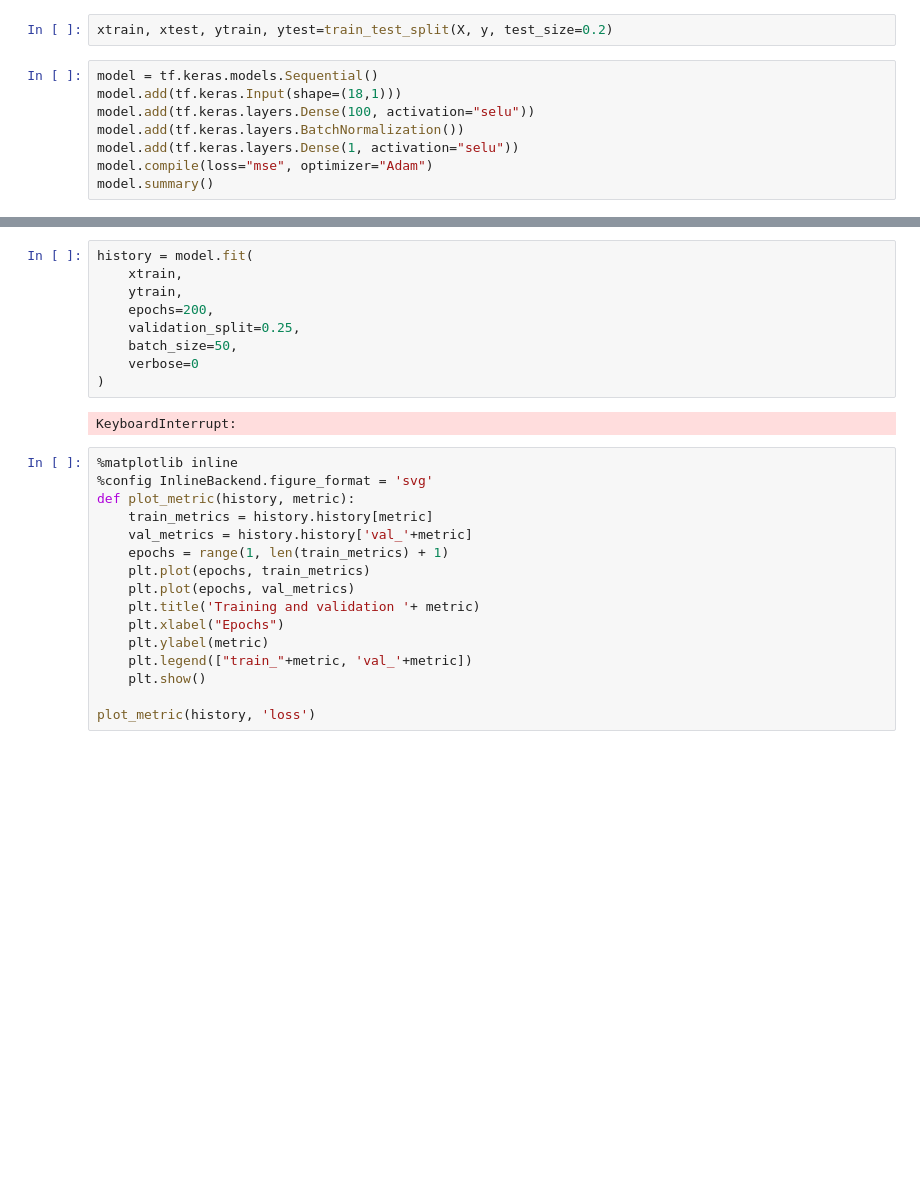
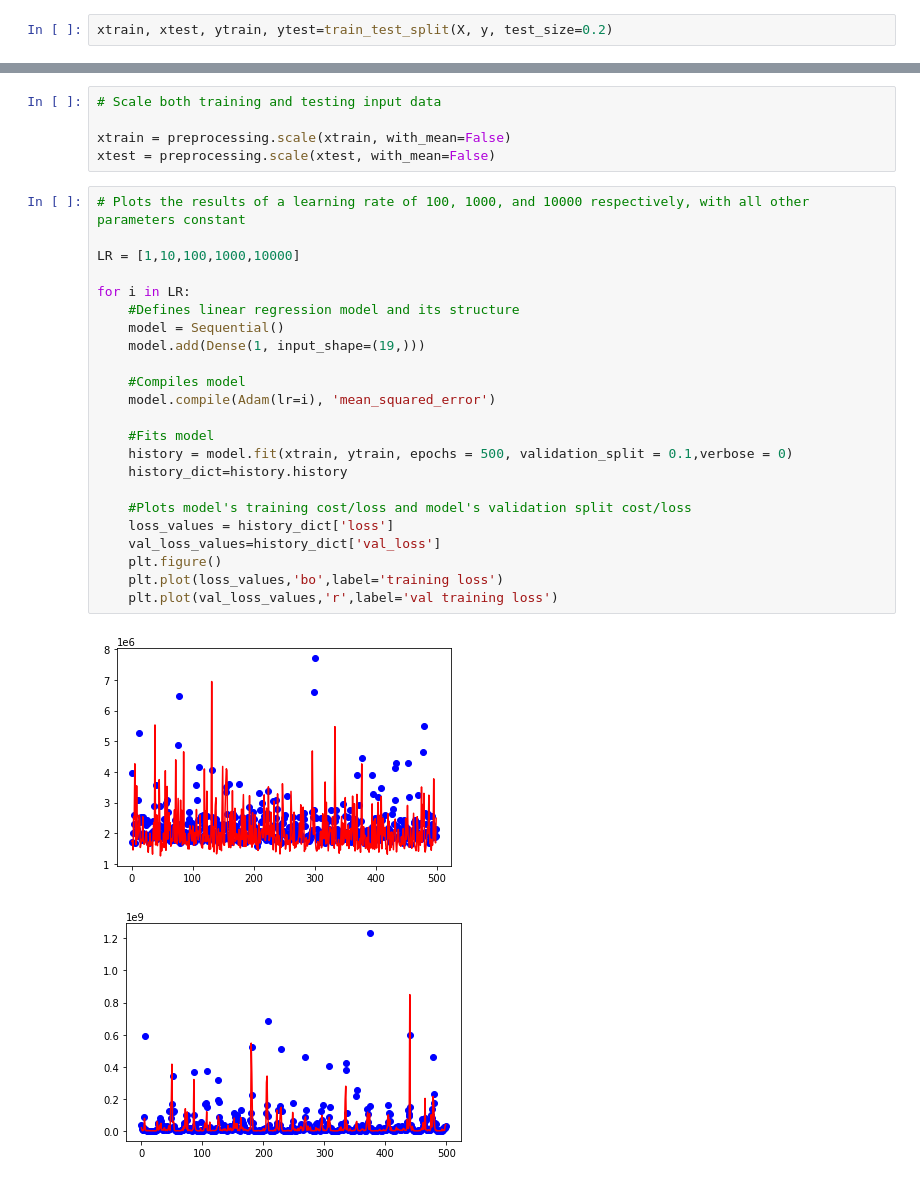
Before and after one commit to CS254-ML-FinalProject/Final-Project, a Jupyter notebook: CNN.ipynb, the cells around one changed output, grey strips where cells are left out. Drawn from its saved outputs; the diff is of its cells as text; blank space fills up the shorter version.

```diff
--- a/CNN.ipynb
+++ b/CNN.ipynb
@@ -85,10 +113,2 @@ print(X.shape)
 # %%
 xtrain, xtest, ytrain, ytest=train_test_split(X, y, test_size=0.2)
-# %%
-model = tf.keras.models.Sequential()
-model.add(tf.keras.Input(shape=(18,1)))
-model.add(tf.keras.layers.Dense(100, activation="selu"))
-model.add(tf.keras.layers.BatchNormalization())
-model.add(tf.keras.layers.Dense(1, activation="selu"))
-model.compile(loss="mse", optimizer="Adam")
-model.summary()
@@ -116,27 +115,31 @@ model.evaluate(xtest, ytest, verbose=2)
-# %%
-history = model.fit(
-    xtrain,
-    ytrain,
-    epochs=200,
-    validation_split=0.25,
-    batch_size=50,
-    verbose=0
-)
-# %% [output]
-KeyboardInterrupt:
-# %%
-%matplotlib inline
-%config InlineBackend.figure_format = 'svg'
-def plot_metric(history, metric):
-    train_metrics = history.history[metric]
-    val_metrics = history.history['val_'+metric]
-    epochs = range(1, len(train_metrics) + 1)
-    plt.plot(epochs, train_metrics)
-    plt.plot(epochs, val_metrics)
-    plt.title('Training and validation '+ metric)
-    plt.xlabel("Epochs")
-    plt.ylabel(metric)
-    plt.legend(["train_"+metric, 'val_'+metric])
-    plt.show()
-
-plot_metric(history, 'loss')
+# %%
+# Scale both training and testing input data
+
+xtrain = preprocessing.scale(xtrain, with_mean=False)
+xtest = preprocessing.scale(xtest, with_mean=False)
+# %%
+# Plots the results of a learning rate of 100, 1000, and 10000 respectively, with all other parameters constant
+
+LR = [1,10,100,1000,10000]
+
+for i in LR:
+    #Defines linear regression model and its structure
+    model = Sequential()
+    model.add(Dense(1, input_shape=(19,)))
+
+    #Compiles model
+    model.compile(Adam(lr=i), 'mean_squared_error')
+
+    #Fits model
+    history = model.fit(xtrain, ytrain, epochs = 500, validation_split = 0.1,verbose = 0)
+    history_dict=history.history
+
+    #Plots model's training cost/loss and model's validation split cost/loss
+    loss_values = history_dict['loss']
+    val_loss_values=history_dict['val_loss']
+    plt.figure()
+    plt.plot(loss_values,'bo',label='training loss')
+    plt.plot(val_loss_values,'r',label='val training loss')
+# %% [output]
+[figure, added]
+[figure, added]
```
Also changed, not shown: parts of 14 cells of this notebook, 1 other file.
